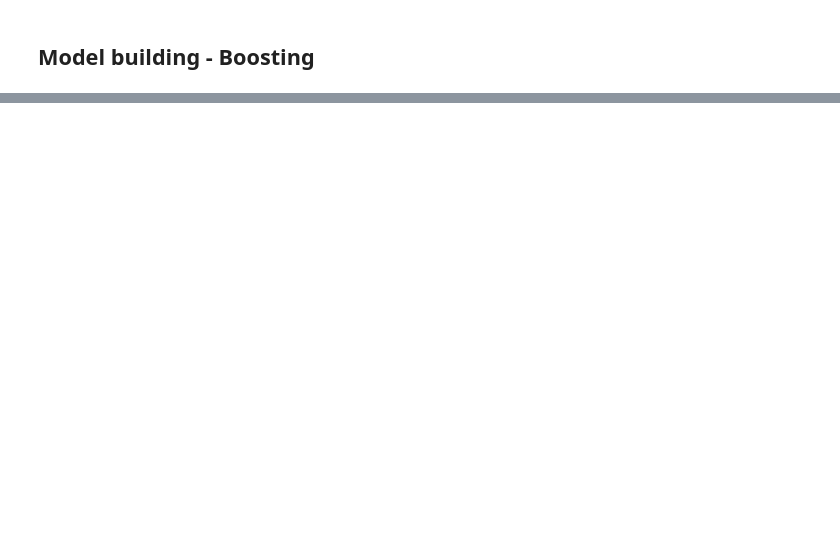
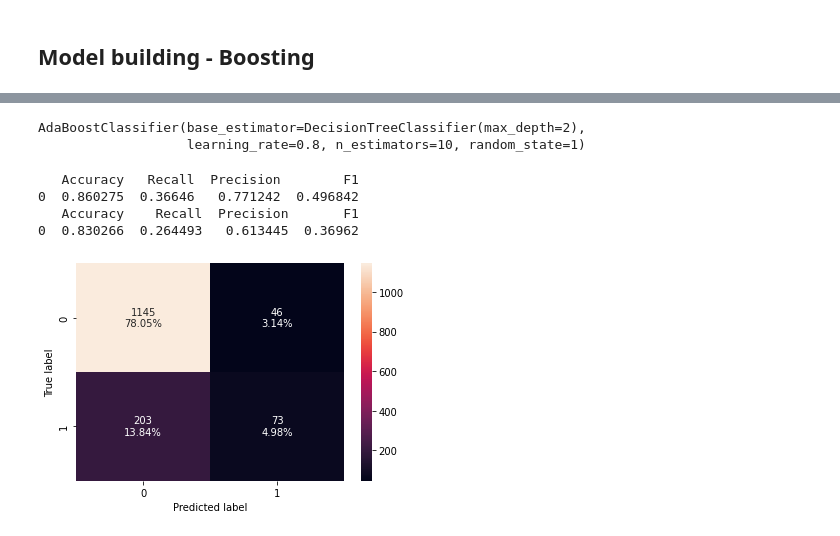
Before and after one commit to cfreeman22/TravelPackagePrediction, a Jupyter notebook: TravelPackagePurchasePrediction.ipynb, the cells around one changed output, grey strips where cells are left out. Drawn from its saved outputs; the diff is of its cells as text; code cells hidden in the pictures; blank space fills up the shorter version.

```diff
--- a/TravelPackagePurchasePrediction.ipynb
+++ b/TravelPackagePurchasePrediction.ipynb
@@ -1247,0 +1302,43 @@ make_confusion_matrix(rf_estimator,y_test)
+# %%
+# Choose the type of classifier.
+abc_tuned = AdaBoostClassifier(random_state=1)
+
+# Grid of parameters to choose from
+## add from article
+parameters = {
+    #Let's try different max_depth for base_estimator
+    "base_estimator":[DecisionTreeClassifier(max_depth=1),DecisionTreeClassifier(max_depth=2)],
+    "n_estimators": np.arange(10,50,100),
+    "learning_rate":np.arange(0.1,1,0.1)
+}
+
+# Type of scoring used to compare parameter combinations
+acc_scorer = metrics.make_scorer(metrics.recall_score)
+
+# Run the grid search
+grid_obj = GridSearchCV(abc_tuned, parameters, scoring=acc_scorer,cv=5)
+grid_obj = grid_obj.fit(X_train, y_train)
+
+# Set the clf to the best combination of parameters
+abc_tuned = grid_obj.best_estimator_
+
+# Fit the best algorithm to the data.
+abc_tuned.fit(X_train, y_train)
+# %% [output]
+AdaBoostClassifier(base_estimator=DecisionTreeClassifier(max_depth=2),
+                   learning_rate=0.8, n_estimators=10, random_state=1)
+# %%
+#Calculating different metrics
+abc_tuned_model_train_perf=wrangle.model_performance_classification_sklearn(abc_tuned,X_train,y_train)
+print(abc_tuned_model_train_perf)
+abc_tuned_model_test_perf=wrangle.model_performance_classification_sklearn(abc_tuned,X_test,y_test)
+print(abc_tuned_model_test_perf)
+
+#Creating confusion matrix
+wrangle.confusion_matrix_sklearn(abc_tuned,X_test,y_test)
+# %% [output]
+   Accuracy   Recall  Precision        F1
+0  0.860275  0.36646   0.771242  0.496842
+   Accuracy    Recall  Precision       F1
+0  0.830266  0.264493   0.613445  0.36962
+[figure, added]
```
Also changed, not shown: parts of 49 cells of this notebook.
